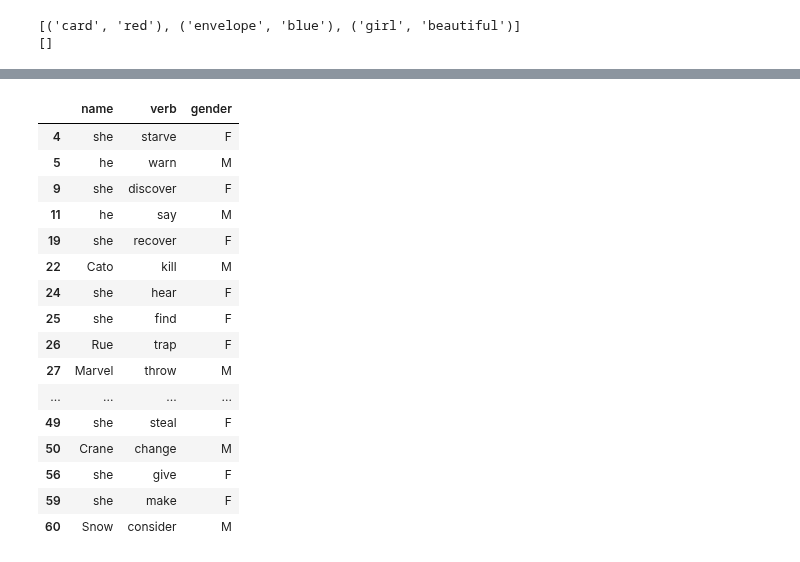
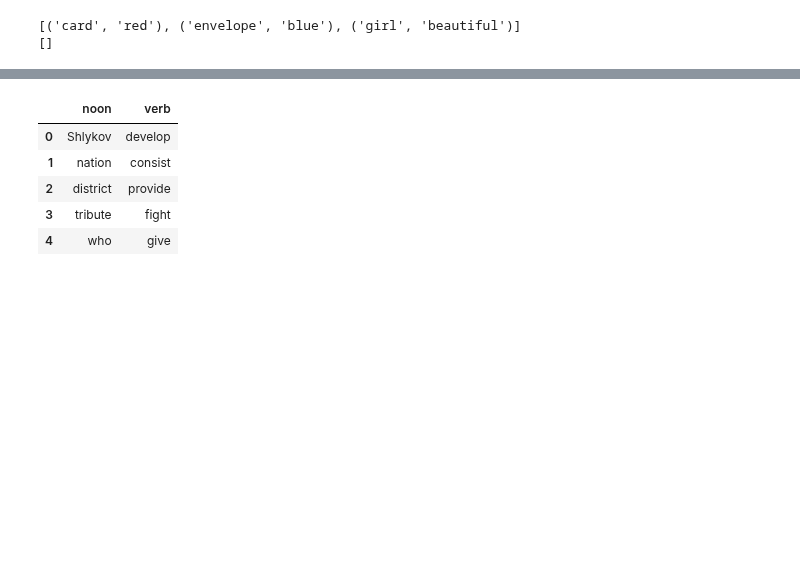
Before and after one commit to epfl-ada/ada-2022-project-yiyisoda, a Jupyter notebook: milestone_2.ipynb, the cells around one changed output, grey strips where cells are left out. Drawn from its saved outputs; the diff is of its cells as text; code cells hidden in the pictures; blank space fills up the shorter version.

```diff
--- a/milestone_2.ipynb
+++ b/milestone_2.ipynb
@@ -473,26 +446,3 @@ plots['adj'] = plots['plot'].apply(tag_adj) # long computation
 # Dict that match all characters to their gender
 matcher = pd.Series(characters.actor_gender.values, index=characters.character_name).to_dict()
 matcher.update({'he' : 'M', 'she' : 'F'})
-# %%
-#Test
-v = pd.DataFrame(tag_verb(plots.loc[1]['plot']), columns=['name', 'verb'])
-v['gender'] = v.name.apply(matcher.get)
-v.dropna()
-# %% [output]
-|  | name | verb | gender |
-| 4 | she | starve | F |
-| 5 | he | warn | M |
-| 9 | she | discover | F |
-| 11 | he | say | M |
-| 19 | she | recover | F |
-| 22 | Cato | kill | M |
-| 24 | she | hear | F |
-| 25 | she | find | F |
-| 26 | Rue | trap | F |
-| 27 | Marvel | throw | M |
-| ... | ... | ... | ... |
-| 49 | she | steal | F |
-| 50 | Crane | change | M |
-| 56 | she | give | F |
-| 59 | she | make | F |
-| 60 | Snow | consider | M |
@@ -498,0 +451,11 @@ v.dropna()
+# %%
+# We build a dataframe that groups the subject and the verb of every plot
+gender_verb = pd.DataFrame(plots.verb.explode().to_list(), columns=['noon', 'verb'])
+gender_verb.head()
+# %% [output]
+|  | noon | verb |
+| 0 | Shlykov | develop |
+| 1 | nation | consist |
+| 2 | district | provide |
+| 3 | tribute | fight |
+| 4 | who | give |
```
Also changed, not shown: parts of 17 cells of this notebook, 1 other file.
